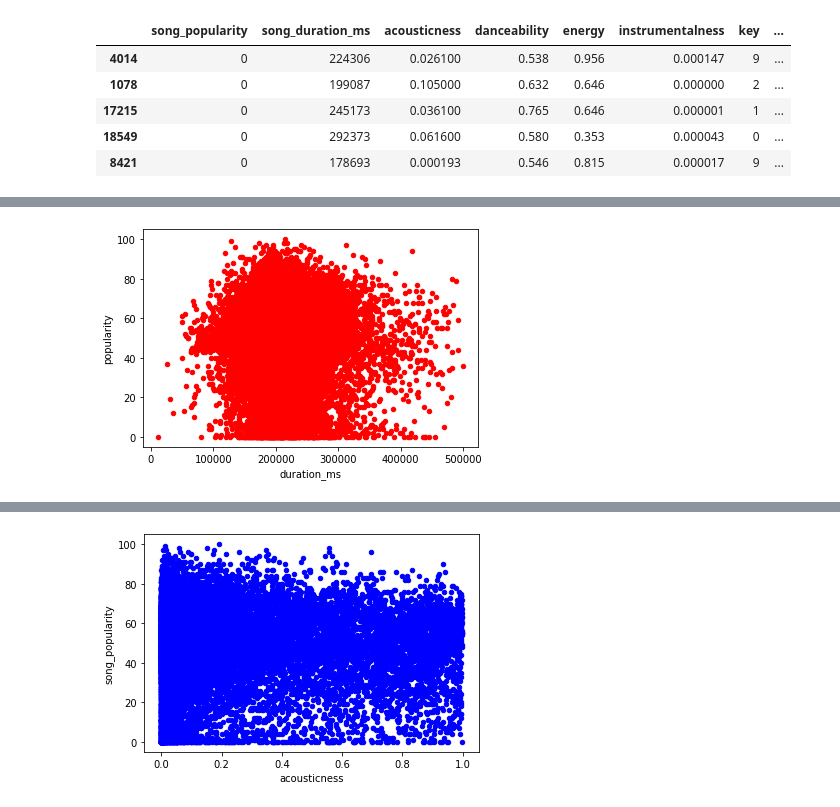
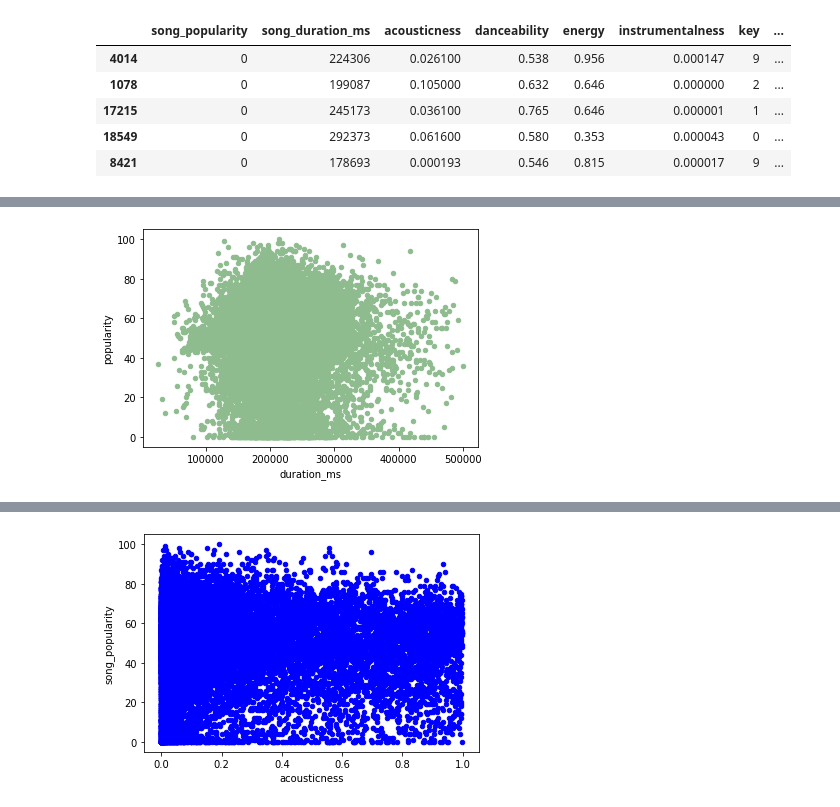
Before and after one commit to vladschepkov/project-one, a Jupyter notebook: song_pj1.ipynb, the cells around one changed output, grey strips where cells are left out. Cells and saved outputs as stored; diff of their text form; code cells hidden in the pictures.

```diff
--- a/song_pj1.ipynb
+++ b/song_pj1.ipynb
@@ -92,19 +94,19 @@ song_pop = song_pop.sort_values("popularity")
 # %%
 # study about song_popularity & duration
 # 100 = max value of song_popularity
 dura_max_value = song_data["song_duration_ms"].max() #1799346 29.99min  , 30min = 1,800,000
 dura_min_value = song_data["song_duration_ms"].min() #12000   0.2min   , 1min = 60,000
 dura_len_value = len(song_data["song_duration_ms"].unique())  #11771
 
 song_dura = song_data[["song_duration_ms", "song_popularity"]]
 song_dura = song_dura.rename(columns={"song_duration_ms":"duration_ms","song_popularity":"popularity" })
 #song_dura
 #song_dura.plot(kind='scatter',x='duration_ms',y='popularity',color='red')
 #plt.show()
 
 #cut data
 song_dura = song_dura[song_dura.duration_ms < 500000]
-song_dura.plot(kind='scatter',x='duration_ms',y='popularity',color='red')
+song_dura.plot(kind='scatter',x='duration_ms',y='popularity',color='darkseagreen')
 plt.show()
 # %% [output]
-[figure, old version]
+[figure, new version]
```
Also changed, not shown: parts of 14 cells of this notebook.
